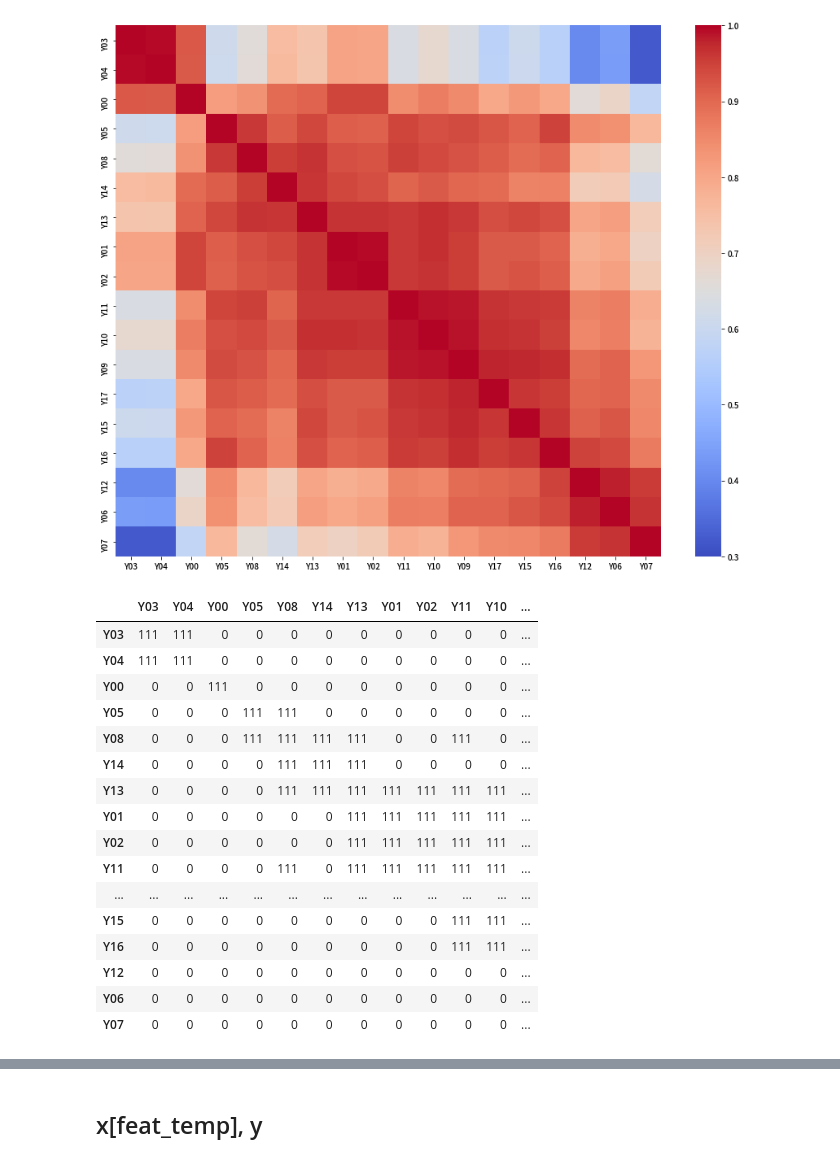
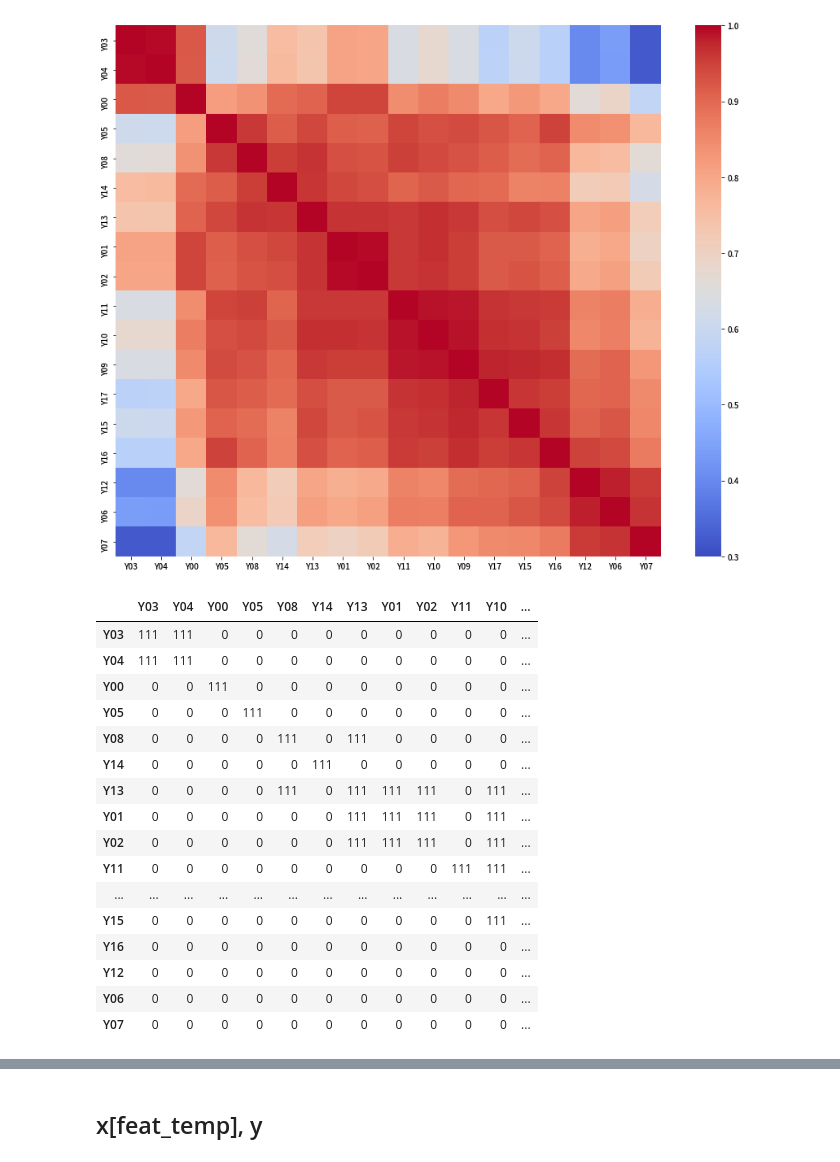
Before and after one commit to YunjinPark/dacon_temperature_forecasts, a Jupyter notebook: eda.ipynb, the cells around one changed output, grey strips where cells are left out. Saved outputs shown, nothing was run; the diff lists cells and outputs as text; code cells hidden in the pictures.

```diff
--- a/eda.ipynb
+++ b/eda.ipynb
@@ -509,22 +509,22 @@ ax = sns.heatmap(df_y_.corr(), cmap='coolwarm', vmin = 0.3) # 명확하게 보
 # %% [output]
 [figure]
 # %%
-pd.DataFrame(df_y_.corr()>0.95, dtype=int)*111
+pd.DataFrame(df_y_.corr()>0.965, dtype=int)*111
 # %% [output]
 |  | Y03 | Y04 | Y00 | Y05 | Y08 | Y14 | Y13 | Y01 | Y02 | Y11 | Y10 | ... |
 | Y03 | 111 | 111 | 0 | 0 | 0 | 0 | 0 | 0 | 0 | 0 | 0 | ... |
 | Y04 | 111 | 111 | 0 | 0 | 0 | 0 | 0 | 0 | 0 | 0 | 0 | ... |
 | Y00 | 0 | 0 | 111 | 0 | 0 | 0 | 0 | 0 | 0 | 0 | 0 | ... |
-| Y05 | 0 | 0 | 0 | 111 | 111 | 0 | 0 | 0 | 0 | 0 | 0 | ... |
-| Y08 | 0 | 0 | 0 | 111 | 111 | 111 | 111 | 0 | 0 | 111 | 0 | ... |
-| Y14 | 0 | 0 | 0 | 0 | 111 | 111 | 111 | 0 | 0 | 0 | 0 | ... |
-| Y13 | 0 | 0 | 0 | 0 | 111 | 111 | 111 | 111 | 111 | 111 | 111 | ... |
-| Y01 | 0 | 0 | 0 | 0 | 0 | 0 | 111 | 111 | 111 | 111 | 111 | ... |
-| Y02 | 0 | 0 | 0 | 0 | 0 | 0 | 111 | 111 | 111 | 111 | 111 | ... |
-| Y11 | 0 | 0 | 0 | 0 | 111 | 0 | 111 | 111 | 111 | 111 | 111 | ... |
+| Y05 | 0 | 0 | 0 | 111 | 0 | 0 | 0 | 0 | 0 | 0 | 0 | ... |
+| Y08 | 0 | 0 | 0 | 0 | 111 | 0 | 111 | 0 | 0 | 0 | 0 | ... |
+| Y14 | 0 | 0 | 0 | 0 | 0 | 111 | 0 | 0 | 0 | 0 | 0 | ... |
+| Y13 | 0 | 0 | 0 | 0 | 111 | 0 | 111 | 111 | 111 | 0 | 111 | ... |
+| Y01 | 0 | 0 | 0 | 0 | 0 | 0 | 111 | 111 | 111 | 0 | 111 | ... |
+| Y02 | 0 | 0 | 0 | 0 | 0 | 0 | 111 | 111 | 111 | 0 | 111 | ... |
+| Y11 | 0 | 0 | 0 | 0 | 0 | 0 | 0 | 0 | 0 | 111 | 111 | ... |
 | ... | ... | ... | ... | ... | ... | ... | ... | ... | ... | ... | ... | ... |
-| Y15 | 0 | 0 | 0 | 0 | 0 | 0 | 0 | 0 | 0 | 111 | 111 | ... |
-| Y16 | 0 | 0 | 0 | 0 | 0 | 0 | 0 | 0 | 0 | 111 | 111 | ... |
+| Y15 | 0 | 0 | 0 | 0 | 0 | 0 | 0 | 0 | 0 | 0 | 111 | ... |
+| Y16 | 0 | 0 | 0 | 0 | 0 | 0 | 0 | 0 | 0 | 0 | 0 | ... |
 | Y12 | 0 | 0 | 0 | 0 | 0 | 0 | 0 | 0 | 0 | 0 | 0 | ... |
 | Y06 | 0 | 0 | 0 | 0 | 0 | 0 | 0 | 0 | 0 | 0 | 0 | ... |
 | Y07 | 0 | 0 | 0 | 0 | 0 | 0 | 0 | 0 | 0 | 0 | 0 | ... |
```
Also changed, not shown: parts of 56 cells of this notebook.
